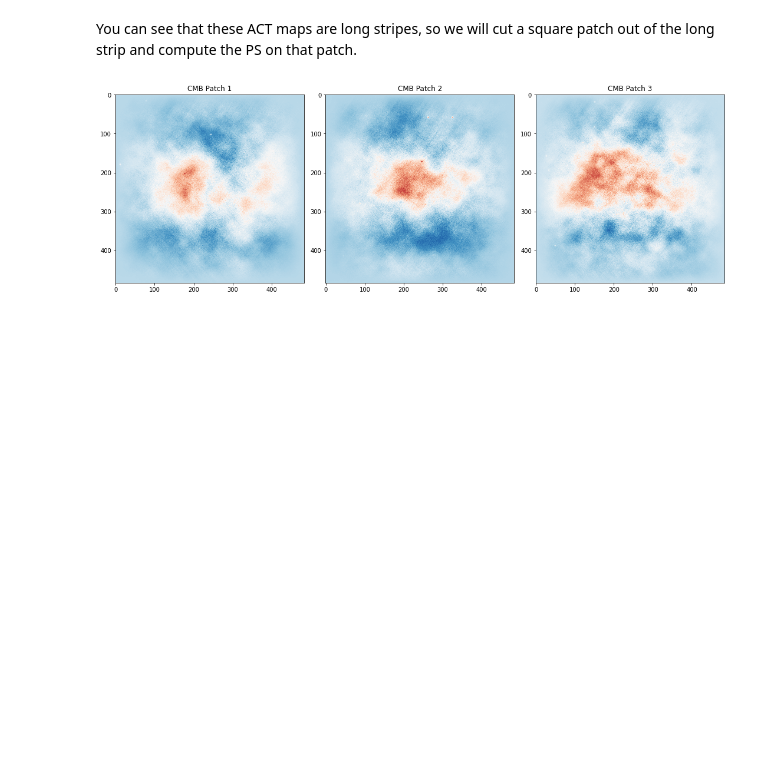
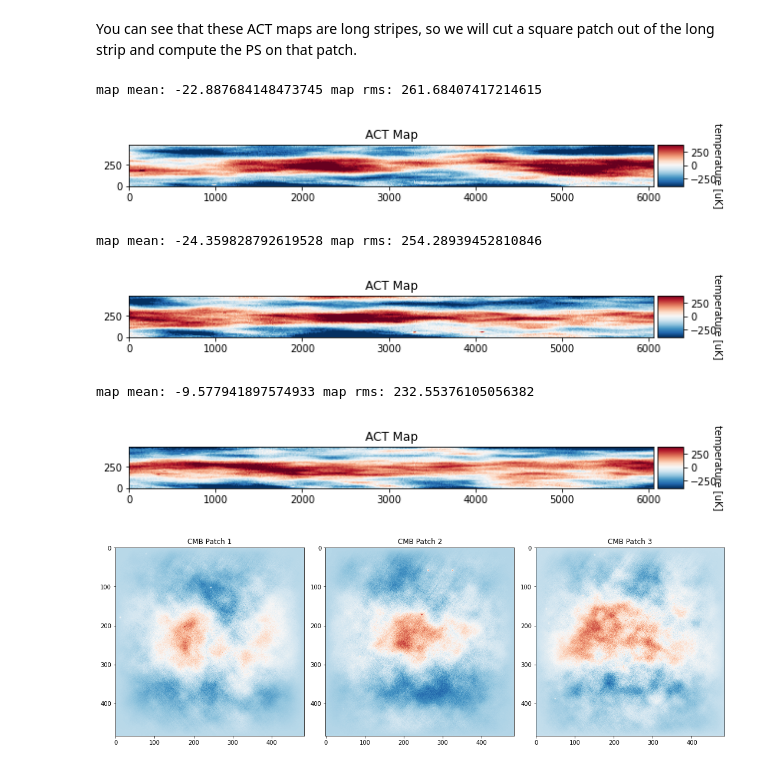
Before and after one commit to DEboy2007/CMBPaper, a Jupyter notebook: CMBSummerSchool/CMB_School_Part_06.ipynb, the cells around one changed output. Saved outputs shown, nothing was run; the diff lists cells and outputs as text; code cells hidden in the pictures; blank space fills up the shorter version.

```diff
--- a/CMBSummerSchool/CMB_School_Part_06.ipynb
+++ b/CMBSummerSchool/CMB_School_Part_06.ipynb
@@ -73,6 +74,18 @@ map_patch = map[0:int(N), 0:int(N)] #trimming the map down to size
 map_patch2 = map[0:int(N), int(N):2*int(N)]
 map_patch3 = map[0:int(N), 2*int(N):3*int(N)]
 map_patches = [map_patch, map_patch2, map_patch3]
+# %%
+plt.figure(figsize=(10,10))
+p = Plot_CMB_Map(map_patch,c_min,c_max,Nx,Ny, "ACT Map")
+p = Plot_CMB_Map(map_patch2,c_min,c_max,Nx,Ny, "ACT Map")
+p = Plot_CMB_Map(map_patch3,c_min,c_max,Nx,Ny, "ACT Map")
+# %% [output]
+map mean: -22.887684148473745 map rms: 261.68407417214615
+[figure, added]
+map mean: -24.359828792619528 map rms: 254.28939452810846
+[figure, added]
+map mean: -9.577941897574933 map rms: 232.55376105056382
+[figure, added]
 # %%
 # Making a window function, taking the shorter dimension for now
 window = (cosine_window(N))
```
Also changed, not shown: parts of 6 cells of this notebook.
